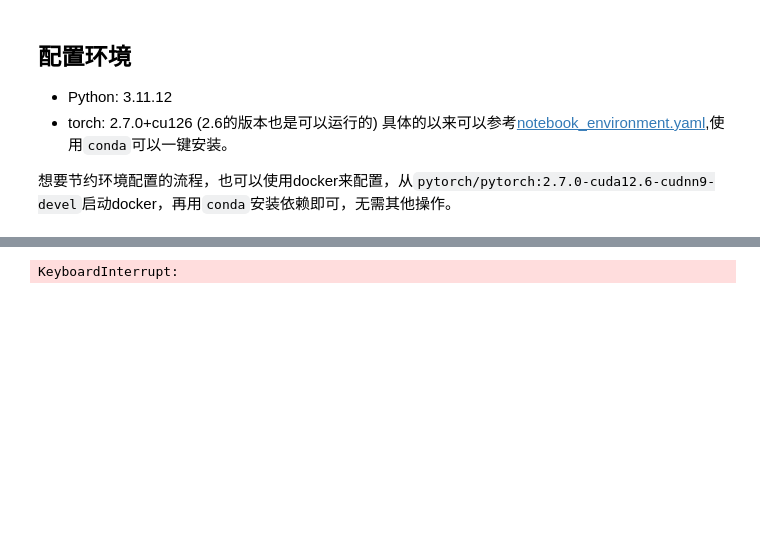
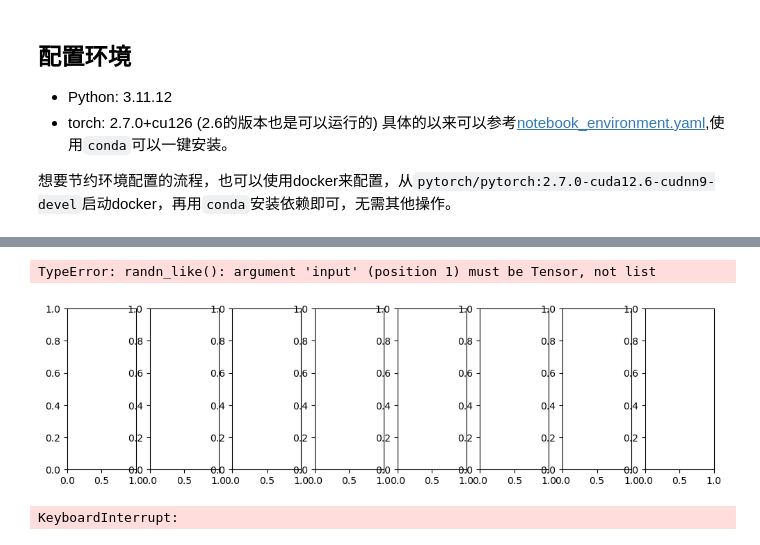
Before and after one commit to mengkai98/diffusion_cookie, a Jupyter notebook: ToyDiffusion.ipynb, the cells around one changed output, grey strips where cells are left out. Cells and saved outputs as stored; diff of their text form; code cells hidden in the pictures; blank space fills up the shorter version.

```diff
--- a/ToyDiffusion.ipynb
+++ b/ToyDiffusion.ipynb
@@ -182,3 +202,22 @@ Clipping input data to the valid range for imshow with RGB data ([0..1] for floa
+# %%
+# 展示加噪过程, 这里使用8步展示加噪过程，并且提高了beta_end的数值，这是为了更突出展示的效果
+def show_add_noise(dataloader,num_diffusion_timesteps = 8):
+    diffusion = Diffusion(beta_start=0,beta_end=0.06,num_diffusion_timesteps =num_diffusion_timesteps)
+    fig, axes = plt.subplots(nrows=1, ncols=num_diffusion_timesteps, figsize=(12, 3))
+    axes = axes.flatten()
+    to_add_noise_img = next(iter(dataloader))[:1] # for keep batch dim
+    for i in range(num_diffusion_timesteps):
+        noise_img,_ = diffusion.add_noise(to_add_noise_img, [i])
+        img = noise_img[0].permute(1, 2, 0).numpy().clip(0.0,1.0)
+        axes[i].imshow(img)
+        axes[i].axis('off')
+    plt.tight_layout()
+    plt.show()
+
+show_add_noise(test_dataloader)
+# %% [output]
+TypeError: randn_like(): argument 'input' (position 1) must be Tensor, not list
+[figure, added]
 # %%
 from tqdm import tqdm
 from IPython.display import clear_output
```
Also changed, not shown: parts of 13 cells of this notebook.
